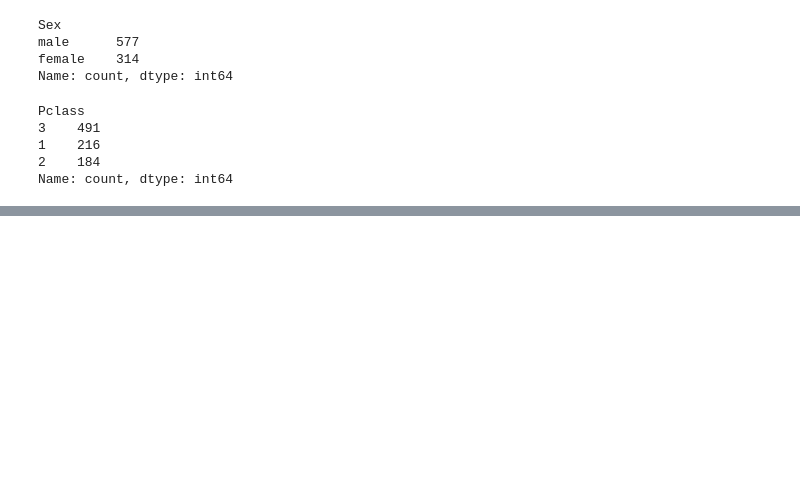
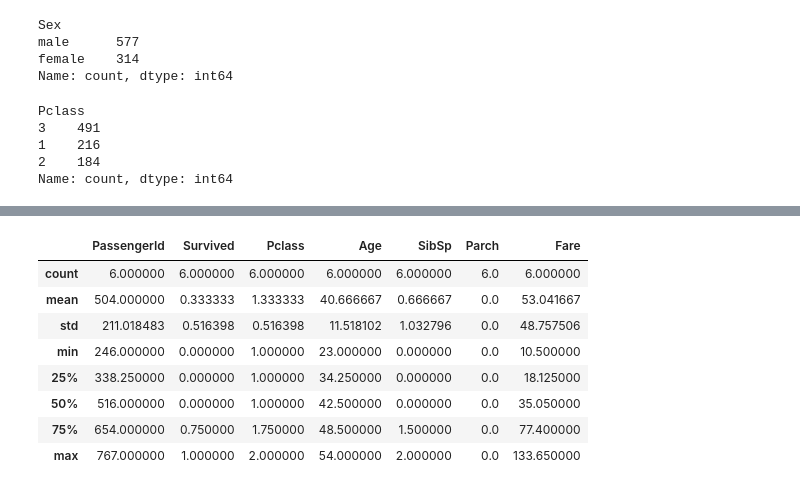
Before and after one commit to Restart29/titanic-analysis, a Jupyter notebook: notebooks/titanic.ipynb, the cells around one changed output, grey strips where cells are left out. Saved outputs shown, nothing was run; the diff lists cells and outputs as text; code cells hidden in the pictures; blank space fills up the shorter version.

```diff
--- a/notebooks/titanic.ipynb
+++ b/notebooks/titanic.ipynb
@@ -167,0 +223,2 @@ Name: count, dtype: int64
+# %%
+change_db_cleaned=change_db2.copy(deep=True)
@@ -167,0 +227,14 @@ Name: count, dtype: int64
+# %%
+change_db_cleaned.loc[((change_db2['Age'].isnull())&(change_db2['Title']=='Dr')),'Age']=41
+# %%
+change_db_cleaned.loc[((change_db2['Sex']=='male')&(change_db2['Title']=='Dr'))].describe()
+# %% [output]
+|  | PassengerId | Survived | Pclass | Age | SibSp | Parch | Fare |
+| count | 6.000000 | 6.000000 | 6.000000 | 6.000000 | 6.000000 | 6.0 | 6.000000 |
+| mean | 504.000000 | 0.333333 | 1.333333 | 40.666667 | 0.666667 | 0.0 | 53.041667 |
+| std | 211.018483 | 0.516398 | 0.516398 | 11.518102 | 1.032796 | 0.0 | 48.757506 |
+| min | 246.000000 | 0.000000 | 1.000000 | 23.000000 | 0.000000 | 0.0 | 10.500000 |
+| 25% | 338.250000 | 0.000000 | 1.000000 | 34.250000 | 0.000000 | 0.0 | 18.125000 |
+| 50% | 516.000000 | 0.000000 | 1.000000 | 42.500000 | 0.000000 | 0.0 | 35.050000 |
+| 75% | 654.000000 | 0.750000 | 1.750000 | 48.500000 | 1.500000 | 0.0 | 77.400000 |
+| max | 767.000000 | 1.000000 | 2.000000 | 54.000000 | 2.000000 | 0.0 | 133.650000 |
```
Also changed, not shown: parts of 18 cells of this notebook.
